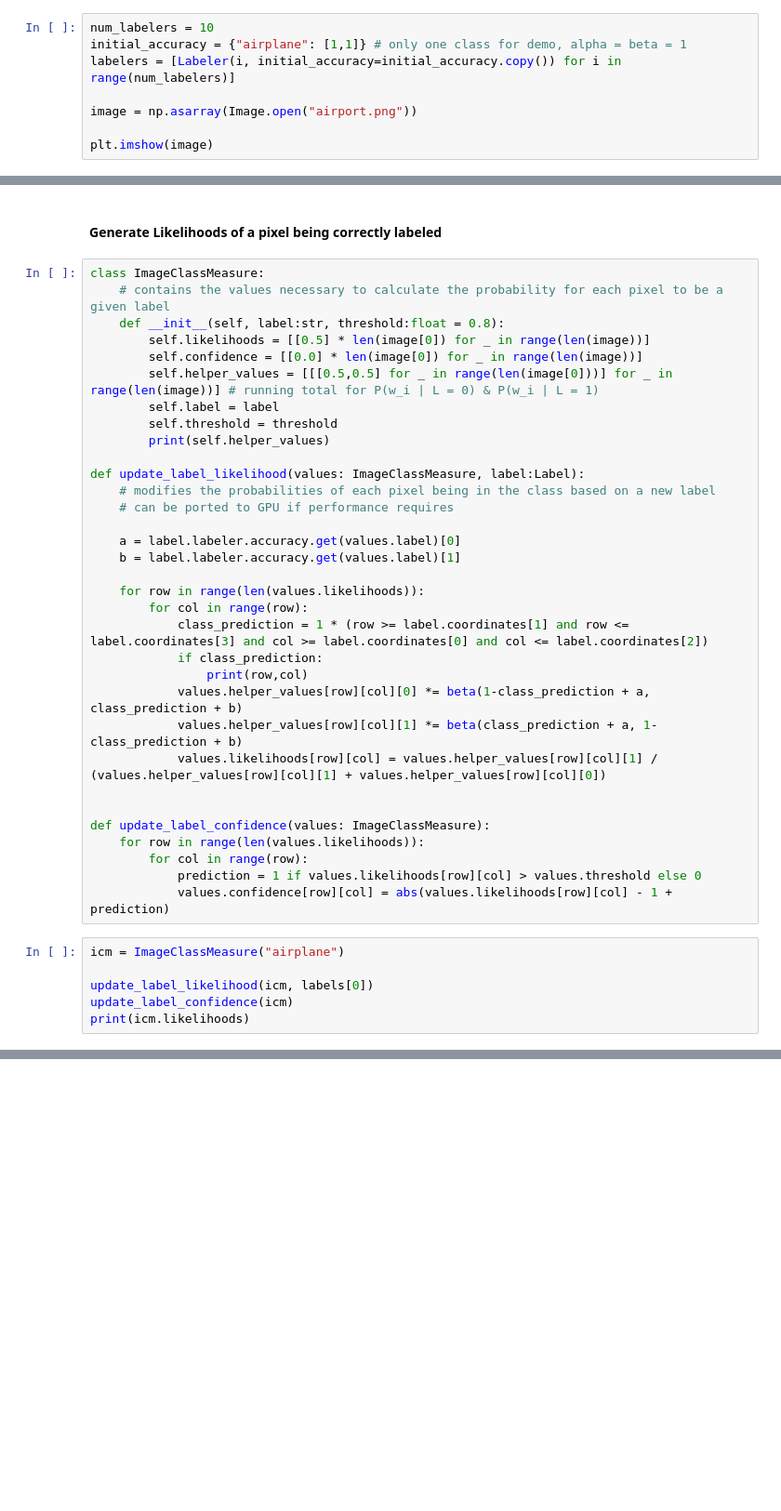
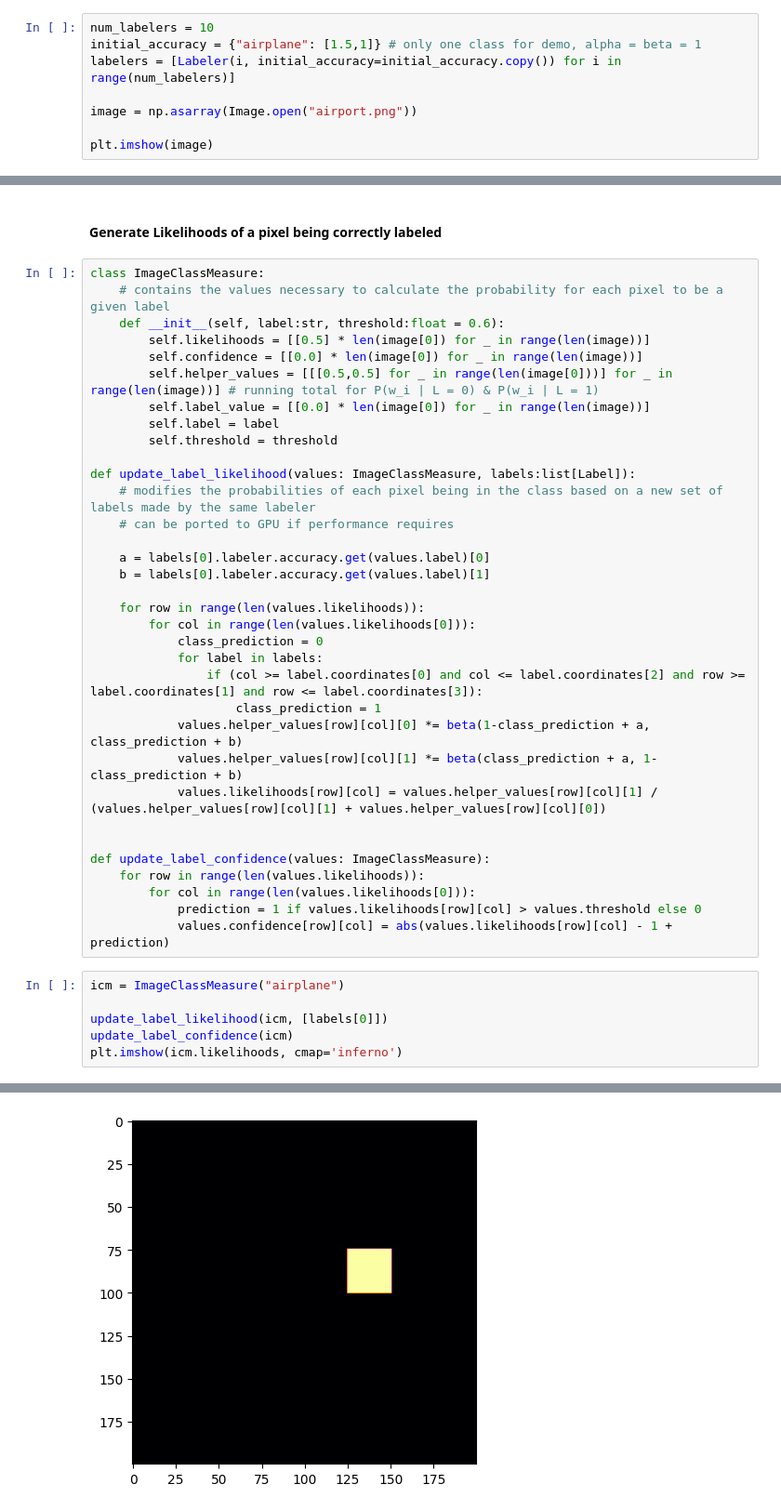
Before and after one commit to OKKM-insights/backend, a Jupyter notebook: prototyping/consensus_model.ipynb, the cells around one changed output, grey strips where cells are left out. Shown at 93% size. Drawn from its saved outputs; the diff is of its cells as text; blank space fills up the shorter version.

Commit message:
Added figure of detected labels

```diff
--- a/prototyping/consensus_model.ipynb
+++ b/prototyping/consensus_model.ipynb
@@ -40,7 +40,7 @@ class Label():
 #### Create Dummy Data
 # %%
 num_labelers = 10
-initial_accuracy = {"airplane": [1,1]} # only one class for demo, alpha = beta = 1
+initial_accuracy = {"airplane": [1.5,1]} # only one class for demo, alpha = beta = 1
 labelers = [Labeler(i, initial_accuracy=initial_accuracy.copy()) for i in range(num_labelers)]
 
 image = np.asarray(Image.open("airport.png"))
@@ -109,26 +109,27 @@ plt.show()
 # %%
 class ImageClassMeasure:
     # contains the values necessary to calculate the probability for each pixel to be a given label
-    def __init__(self, label:str, threshold:float = 0.8):
+    def __init__(self, label:str, threshold:float = 0.6):
         self.likelihoods = [[0.5] * len(image[0]) for _ in range(len(image))]
         self.confidence = [[0.0] * len(image[0]) for _ in range(len(image))]
         self.helper_values = [[[0.5,0.5] for _ in range(len(image[0]))] for _ in range(len(image))] # running total for P(w_i | L = 0) & P(w_i | L = 1)
+        self.label_value = [[0.0] * len(image[0]) for _ in range(len(image))]
         self.label = label
         self.threshold = threshold
-        print(self.helper_values)
 
-def update_label_likelihood(values: ImageClassMeasure, label:Label):
-    # modifies the probabilities of each pixel being in the class based on a new label
+def update_label_likelihood(values: ImageClassMeasure, labels:list[Label]):
+    # modifies the probabilities of each pixel being in the class based on a new set of labels made by the same labeler
     # can be ported to GPU if performance requires
 
-    a = label.labeler.accuracy.get(values.label)[0]
-    b = label.labeler.accuracy.get(values.label)[1]
+    a = labels[0].labeler.accuracy.get(values.label)[0]
+    b = labels[0].labeler.accuracy.get(values.label)[1]
 
     for row in range(len(values.likelihoods)):
-        for col in range(row):
-            class_prediction = 1 * (row >= label.coordinates[1] and row <= label.coordinates[3] and col >= label.coordinates[0] and col <= label.coordinates[2])
-            if class_prediction:
-                print(row,col)
+        for col in range(len(values.likelihoods[0])):
+            class_prediction = 0
+            for label in labels:
+                if (col >= label.coordinates[0] and col <= label.coordinates[2] and row >= label.coordinates[1] and row <= label.coordinates[3]):
+                    class_prediction = 1
             values.helper_values[row][col][0] *= beta(1-class_prediction + a, class_prediction + b)
             values.helper_values[row][col][1] *= beta(class_prediction + a, 1-class_prediction + b)
             values.likelihoods[row][col] = values.helper_values[row][col][1] / (values.helper_values[row][col][1] + values.helper_values[row][col][0])
@@ -136,13 +137,13 @@ def update_label_likelihood(values: ImageClassMeasure, label:Label):
 
 def update_label_confidence(values: ImageClassMeasure):
     for row in range(len(values.likelihoods)):
-        for col in range(row):
+        for col in range(len(values.likelihoods[0])):
             prediction = 1 if values.likelihoods[row][col] > values.threshold else 0
             values.confidence[row][col] = abs(values.likelihoods[row][col] - 1 + prediction)
 # %%
 icm = ImageClassMeasure("airplane")
 
-update_label_likelihood(icm, labels[0])
+update_label_likelihood(icm, [labels[0]])
 update_label_confidence(icm)
-print(icm.likelihoods)
+plt.imshow(icm.likelihoods, cmap='inferno')
 # %% [output]
@@ -149,0 +151 @@ print(icm.likelihoods)
+[figure, added]
```
Also changed, not shown: parts of 6 cells of this notebook.
